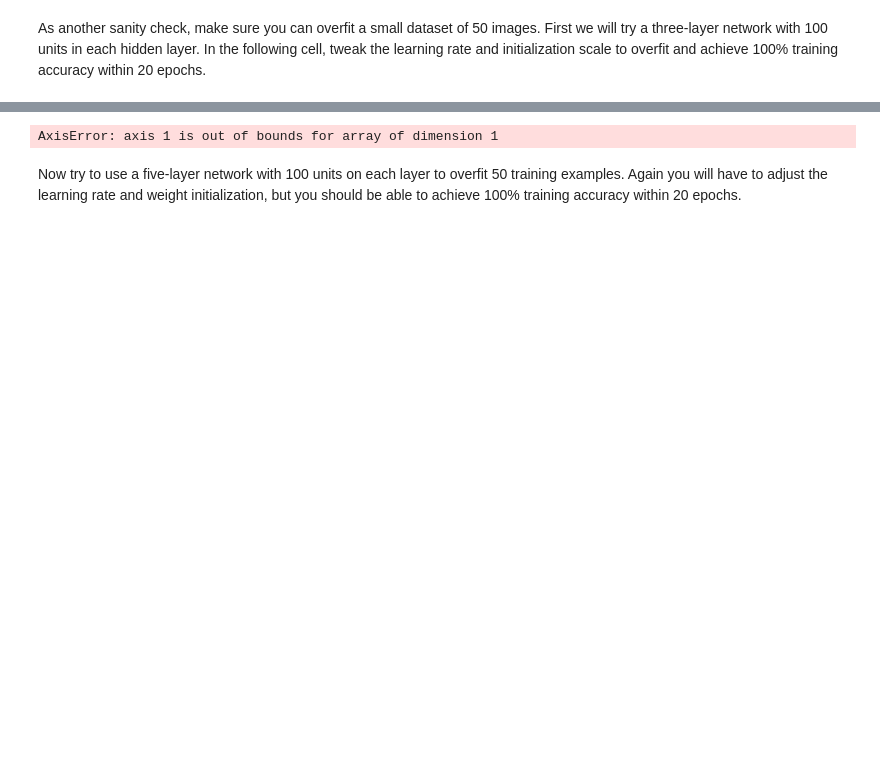
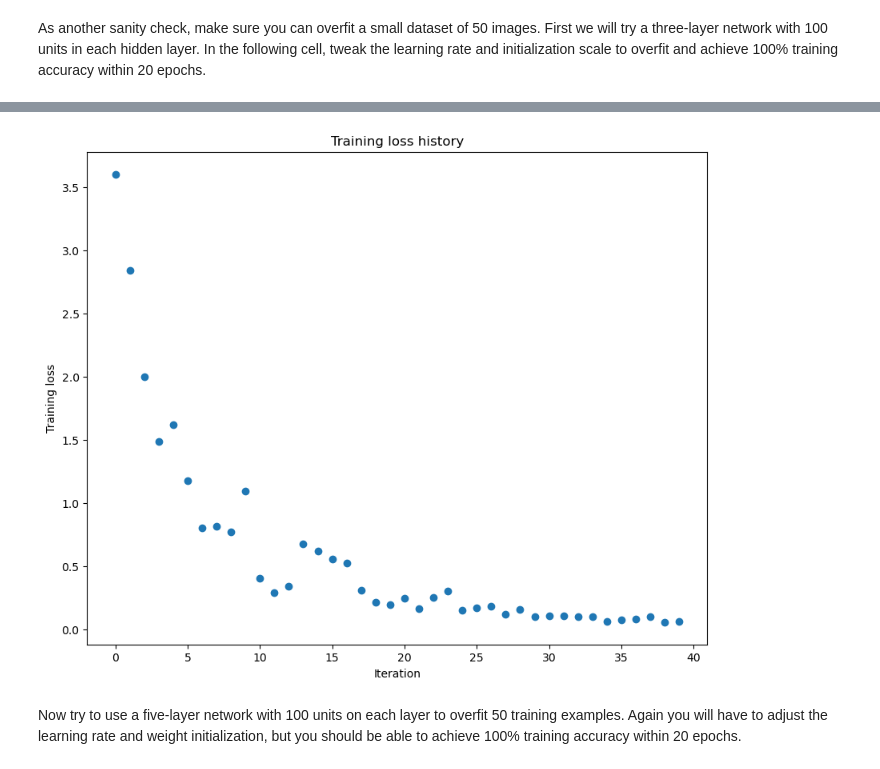
Before and after one commit to EigenTrace/CS682, a Jupyter notebook: assignment2/FullyConnectedNets.ipynb, the cells around one changed output, grey strips where cells are left out. Drawn from its saved outputs; the diff is of its cells as text; code cells hidden in the pictures; blank space fills up the shorter version.

```diff
--- a/assignment2/FullyConnectedNets.ipynb
+++ b/assignment2/FullyConnectedNets.ipynb
@@ -485,8 +491,8 @@ small_data = {
   'y_val': data['y_val'],
 }
 
-weight_scale = 1e-2
-learning_rate = 1e-4
+weight_scale = 2e-2
+learning_rate = 3e-3
 model = FullyConnectedNet([100, 100],
               weight_scale=weight_scale, dtype=np.float64)
 solver = Solver(model, small_data,
@@ -497,6 +503,8 @@ solver = Solver(model, small_data,
                 }
          )
 solver.train()
+print("Best training accuracy:", max(solver.train_acc_history))
+assert max(solver.train_acc_history) == 1.0
 
 plt.plot(solver.loss_history, 'o')
 plt.title('Training loss history')
@@ -508,4 +532,4 @@ plt.show()
-AxisError: axis 1 is out of bounds for array of dimension 1
+[figure, added]
 # %% [markdown]
 Now try to use a five-layer network with 100 units on each layer to overfit 50 training examples. Again you will have to adjust the learning rate and weight initialization, but you should be able to achieve 100% training accuracy within 20 epochs.
 # %%
```
Also changed, not shown: parts of 22 cells of this notebook, 20 other files.
